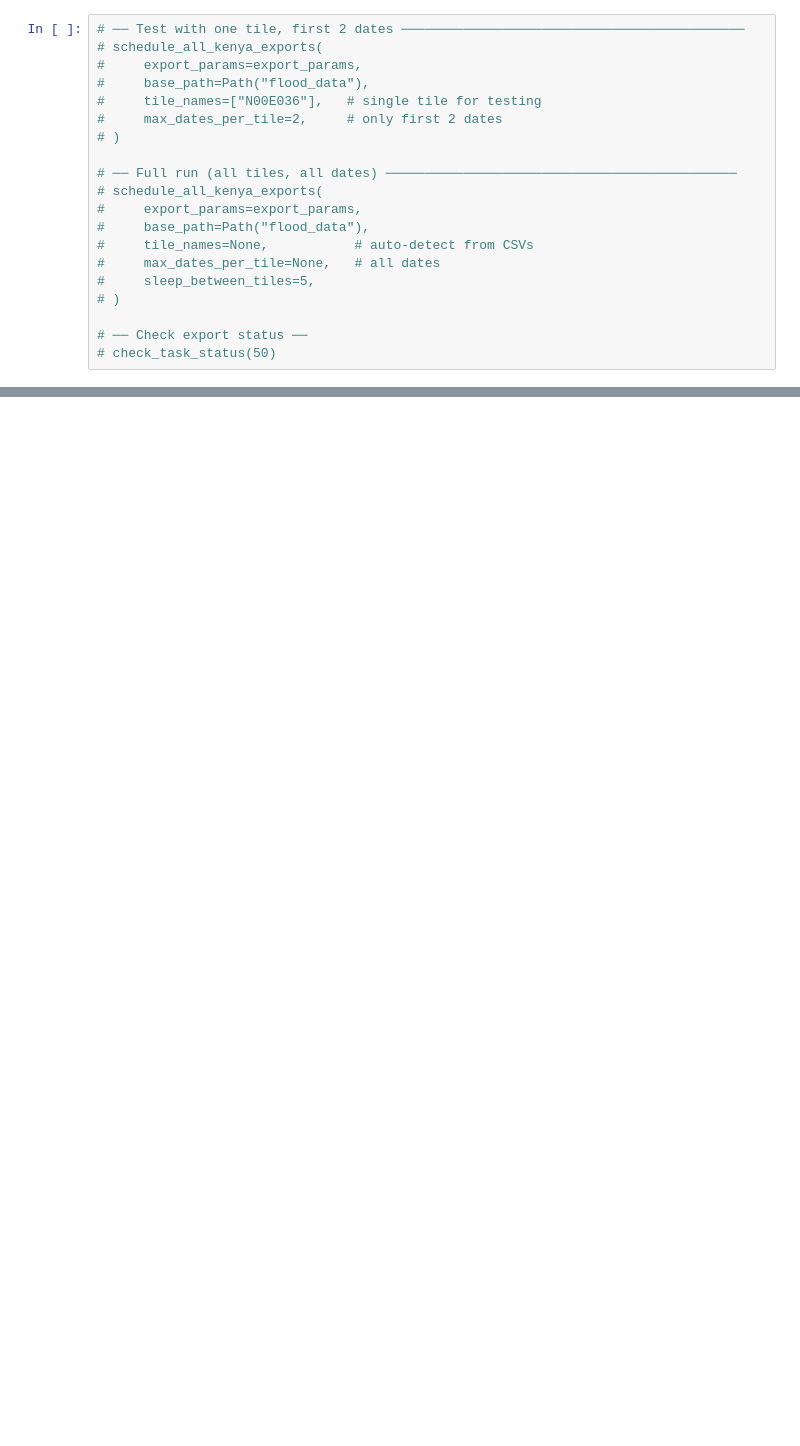
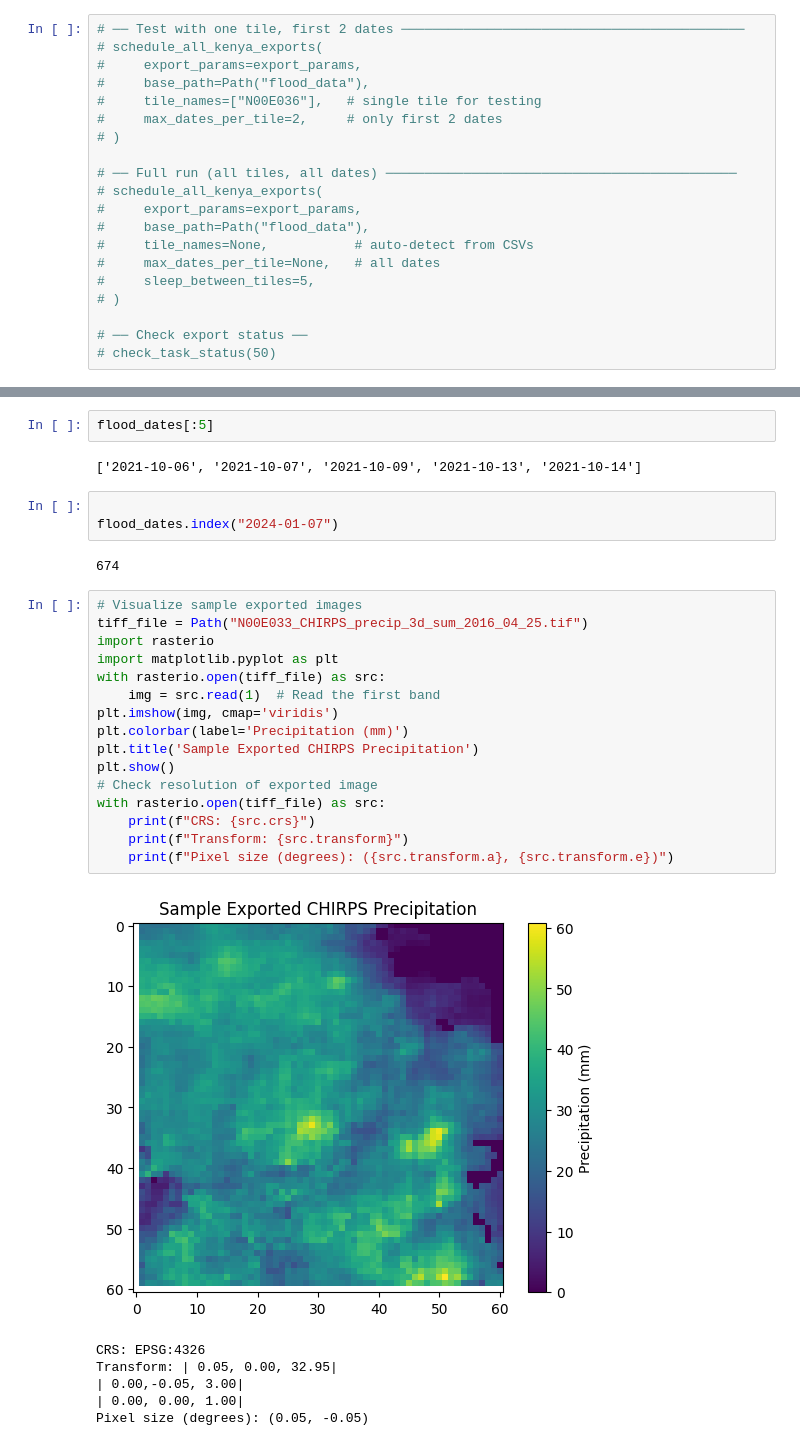
Before and after one commit to R-icntay/flow_matching_floods, a Jupyter notebook: data_download.ipynb, the cells around one changed output, grey strips where cells are left out. Drawn from its saved outputs; the diff is of its cells as text; blank space fills up the shorter version.

```diff
--- a/data_download.ipynb
+++ b/data_download.ipynb
@@ -1472,0 +1560,32 @@ soil oisture layers
+# %%
+flood_dates[:5]
+# %% [output]
+['2021-10-06', '2021-10-07', '2021-10-09', '2021-10-13', '2021-10-14']
+# %%
+
+flood_dates.index("2024-01-07")
+# %% [output]
+674
+# %%
+# Visualize sample exported images
+tiff_file = Path("N00E033_CHIRPS_precip_3d_sum_2016_04_25.tif")
+import rasterio
+import matplotlib.pyplot as plt
+with rasterio.open(tiff_file) as src:
+    img = src.read(1)  # Read the first band
+plt.imshow(img, cmap='viridis')
+plt.colorbar(label='Precipitation (mm)')
+plt.title('Sample Exported CHIRPS Precipitation')
+plt.show()
+# Check resolution of exported image
+with rasterio.open(tiff_file) as src:
+    print(f"CRS: {src.crs}")
+    print(f"Transform: {src.transform}")
+    print(f"Pixel size (degrees): ({src.transform.a}, {src.transform.e})")
+# %% [output]
+[figure, added]
+CRS: EPSG:4326
+Transform: | 0.05, 0.00, 32.95|
+| 0.00,-0.05, 3.00|
+| 0.00, 0.00, 1.00|
+Pixel size (degrees): (0.05, -0.05)
```
Also changed, not shown: parts of 11 cells of this notebook.
